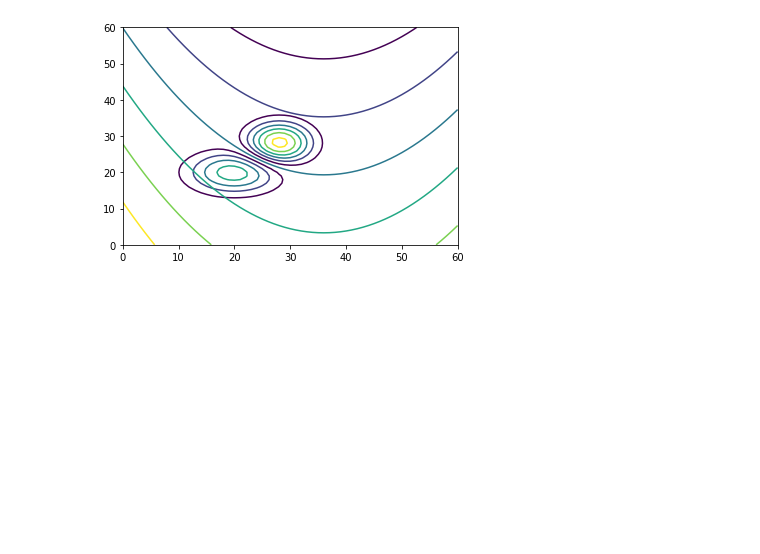
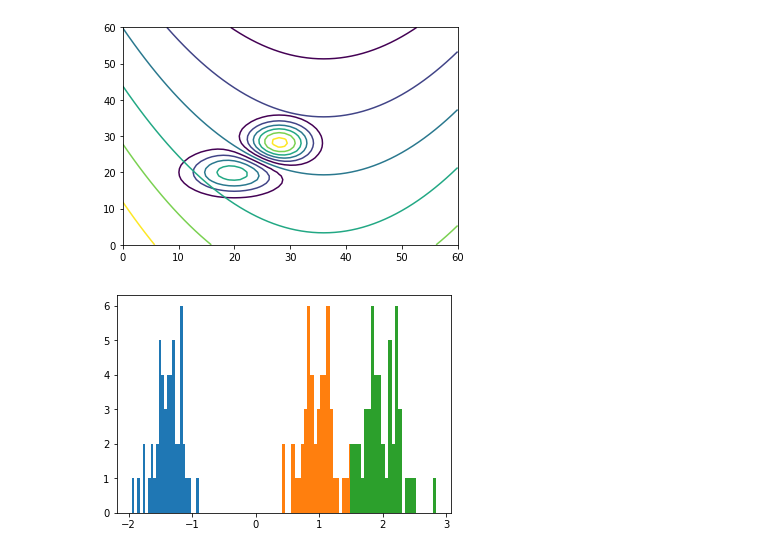
Before and after one commit to jakhall/ml-practice, a Jupyter notebook: lda-classification.ipynb, the cells around one changed output. Drawn from its saved outputs; the diff is of its cells as text; code cells hidden in the pictures; blank space fills up the shorter version.

```diff
--- a/lda-classification.ipynb
+++ b/lda-classification.ipynb
@@ -160,3 +152,71 @@ plt.contour(x,y,z4)
 plt.show()
 # %% [output]
 [figure]
+# %%
+iris = datasets.load_iris()
+a = iris.data[0:50]
+b = iris.data[50:100]
+c = iris.data[100:150]
+
+#Means
+meanA = np.array([np.mean(a[:, 0]), np.mean(a[:, 1]), np.mean(a[:, 2]), np.mean(a[:, 3])])
+meanB = np.array([np.mean(b[:, 0]), np.mean(b[:, 1]), np.mean(b[:, 2]), np.mean(b[:, 3])])
+meanC = np.array([np.mean(c[:, 0]), np.mean(c[:, 1]), np.mean(c[:, 2]), np.mean(c[:, 3])])
+
+mean_distance = (meanA + meanB + meanC)/3
+meanBetweenA = meanA - mean_distance
+meanBetweenB = meanB - mean_distance
+meanBetweenC = meanC - mean_distance
+
+#Sb
+a_Sb = np.dot(meanBetweenA[np.newaxis].T, meanBetweenA[np.newaxis])
+b_Sb = np.dot(meanBetweenB[np.newaxis].T, meanBetweenB[np.newaxis])
+c_Sb = np.dot(meanBetweenC[np.newaxis].T, meanBetweenC[np.newaxis])
+distance_Sb = a_Sb + b_Sb + c_Sb
+#Sw
+A_scatter = np.zeros((4,4))
+B_scatter = np.zeros((4,4))
+C_scatter = np.zeros((4,4))
+for i in range(0, 50):
+    #a
+    rowA = np.array([a[i, 0], a[i, 1], a[i, 2], a[i, 3]])
+    rowA.reshape(4,1)
+    meanA.reshape(4,1)
+    varA = (rowA-meanA)
+    A_scatter += np.dot(varA[np.newaxis].T, varA[np.newaxis])
+    #b
+    rowB = np.array([b[i, 0], b[i, 1], b[i, 2], b[i, 3]])
+    rowB.reshape(4,1)
+    meanB.reshape(4,1)
+    varB = (rowB-meanB)
+    B_scatter += np.dot(varB[np.newaxis].T, varB[np.newaxis])
+    #c
+    rowC = np.array([c[i, 0], c[i, 1], c[i, 2], c[i, 3]])
+    rowC.reshape(4,1)
+    meanC.reshape(4,1)
+    varC = (rowC-meanC)
+    C_scatter += np.dot(varC[np.newaxis].T, varC[np.newaxis])
+    distance_Sw = A_scatter + B_scatter + C_scatter
+
+eigenValDist,eigenVectDist = np.linalg.eig(np.dot(np.linalg.inv(distance_Sw), distance_Sb))
+eigenPairDist = [(np.abs(eigenValDist[i]), eigenVectDist[:, i]) for i in range(len(eigenValDist))]
+eigenPairDist = sorted(eigenPairDist, key=lambda k: k[0], reverse=True)
+optimalW = eigenPairDist[0][1].reshape(4,1)
+#optimalW = np.hstack((eigenPairDist[0][1].reshape(4,1), eigenPairDist[1][1].reshape(4,1)))
+
+#print([eigenPairDist[i][0] for i in range(len(eigenPairDist))])
+
+
+oA = np.dot(a, optimalW)
+oB = np.dot(b, optimalW)
+oC = np.dot(c, optimalW)
+
+#oC = c*optimalW.T
+
+
+plt.hist(oA, 25)
+plt.hist(oB, 25)
+plt.hist(oC, 25)
+plt.show()
+# %% [output]
+[figure, added]
```
Also changed, not shown: parts of 3 cells of this notebook.
